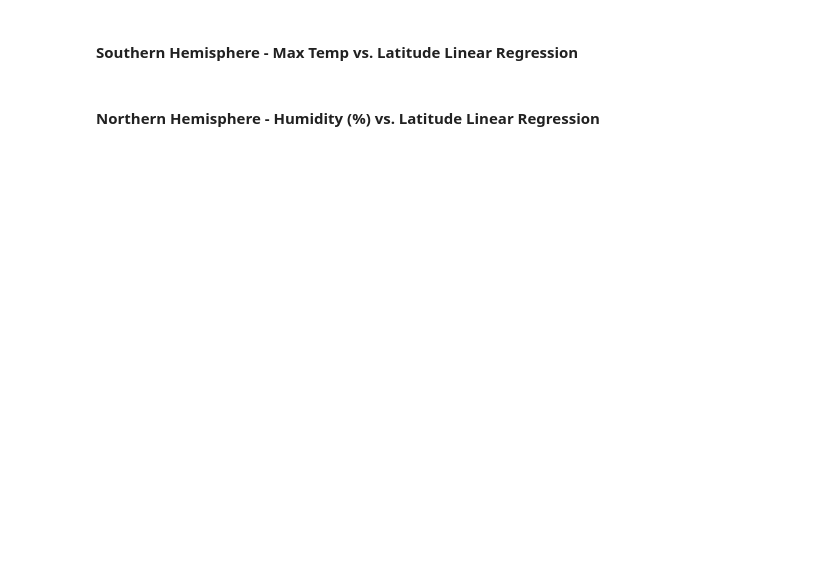
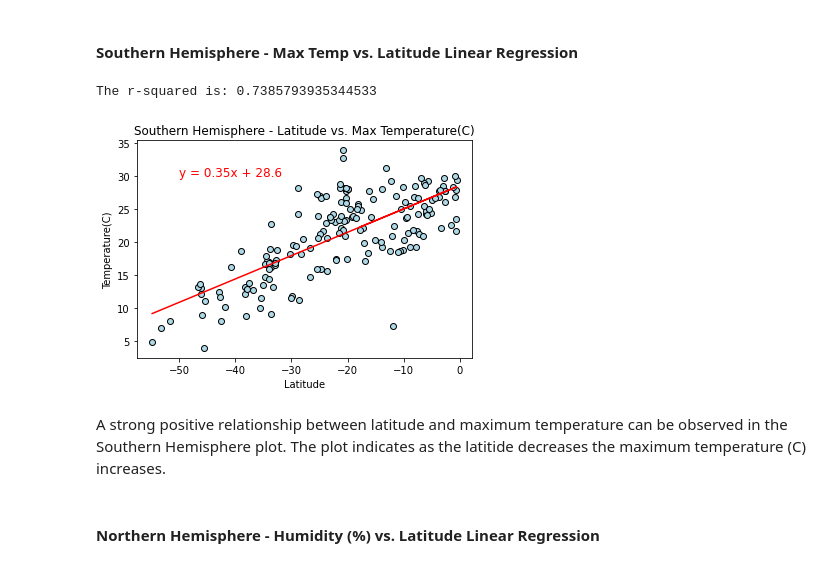
Before and after one commit to AlineHornoff/Python_API_challenge, a Jupyter notebook: WeatherPy/WeatherPy.ipynb, the cells around one changed output. Drawn from its saved outputs; the diff is of its cells as text; code cells hidden in the pictures; blank space fills up the shorter version.

```diff
--- a/WeatherPy/WeatherPy.ipynb
+++ b/WeatherPy/WeatherPy.ipynb
@@ -285,4 +325,16 @@ There are 176 cities in the southern hemisphere out of a total of 545.
 # %% [markdown]
 ####  Southern Hemisphere - Max Temp vs. Latitude Linear Regression
+# %%
+# Define variables for linear regression of southern hemisphere and create linear regression plot function plot_lr
+x_label = "Latitude"
+y_label = "Temperature(C)"
+label_pos = (-50,30)
+plt.title("Southern Hemisphere - Latitude vs. Max Temperature(C)")
+plot_lr(SouthernHemisphere[x_label], SouthernHemisphere[y_label], x_label, y_label, label_pos, 6)
+# %% [output]
+The r-squared is: 0.7385793935344533
+[figure, added]
+# %% [markdown]
+A strong positive relationship between latitude and maximum temperature can be observed in the Southern Hemisphere plot. The plot indicates as the latitide decreases the maximum temperature (C) increases.
 # %% [markdown]
 ####  Northern Hemisphere - Humidity (%) vs. Latitude Linear Regression
```
Also changed, not shown: parts of 31 cells of this notebook, 13 other files.
